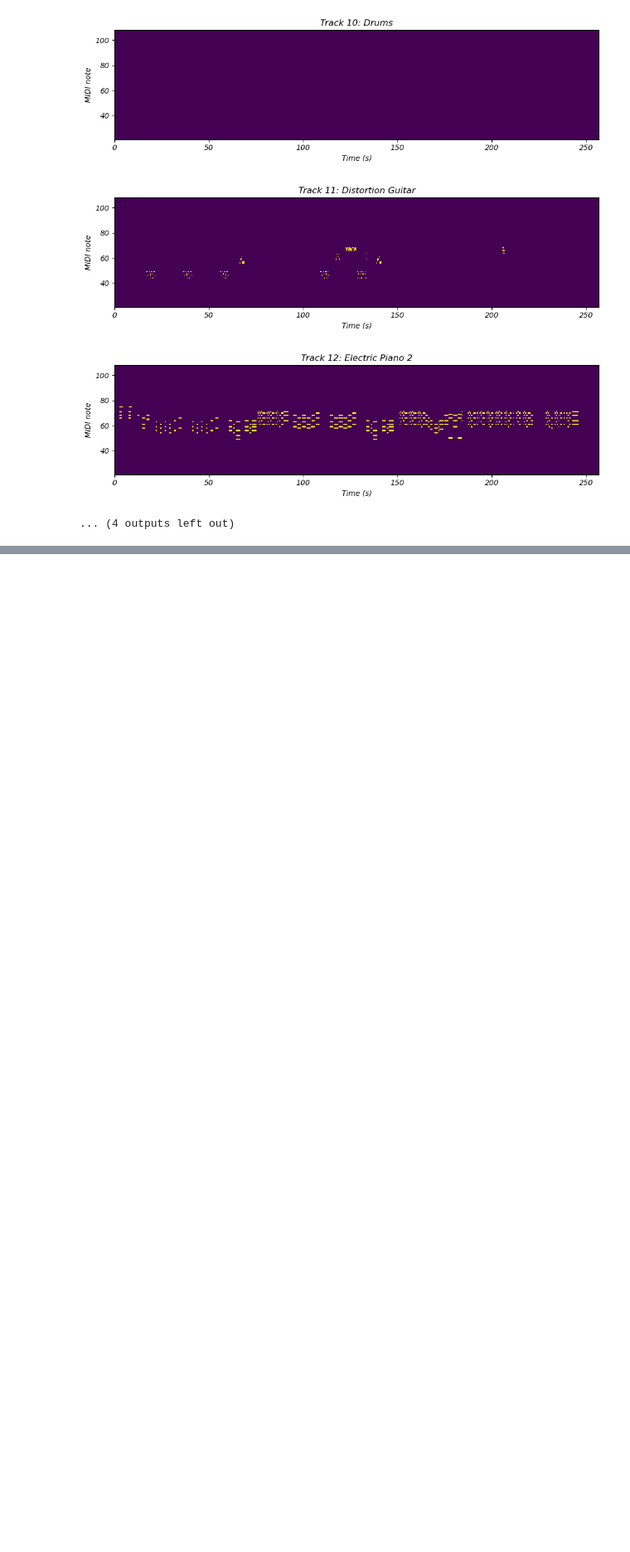
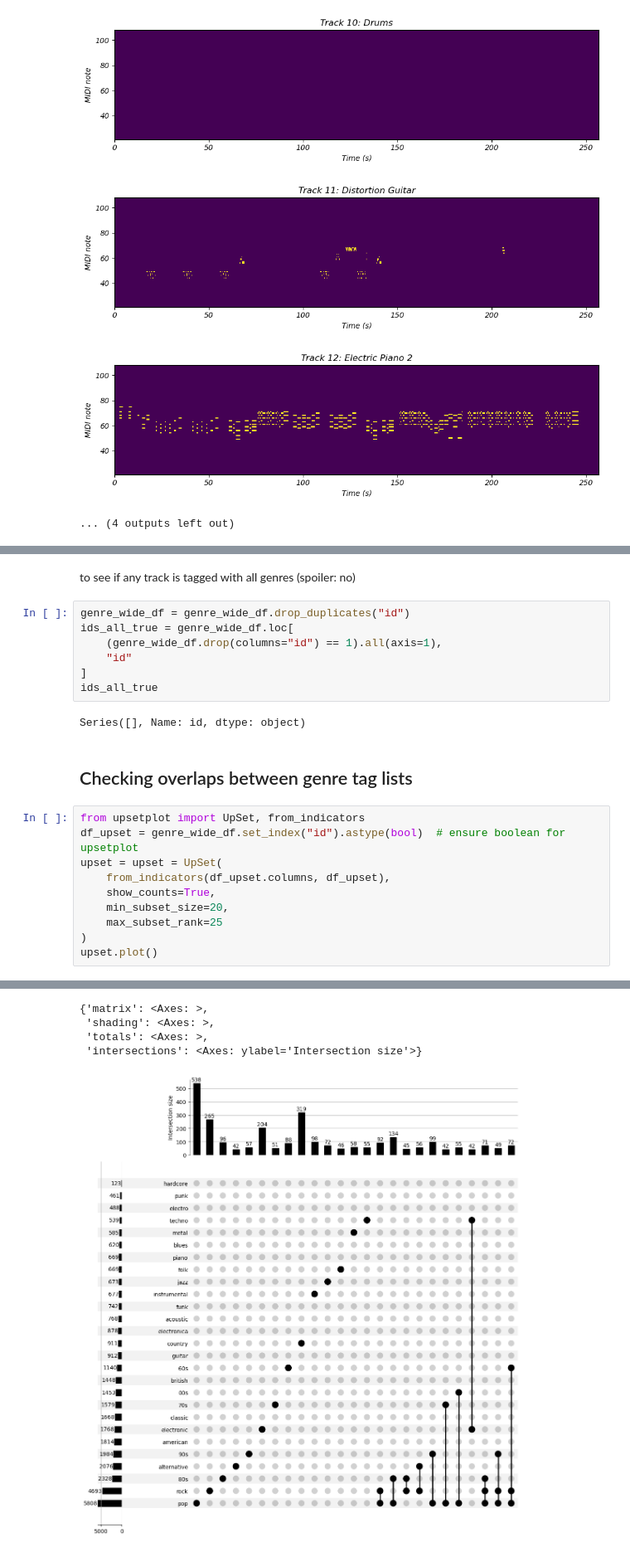
Before and after one commit to Alkhatir/duet-of-models, a Jupyter notebook: data_exploring.ipynb, the cells around one changed output, grey strips where cells are left out. Shown at 83% size. Cells and saved outputs as stored; diff of their text form; blank space fills up the shorter version.

```diff
--- a/data_exploring.ipynb
+++ b/data_exploring.ipynb
@@ -430,0 +530,24 @@ plt.show()
+# %% [markdown]
+to see if any track is tagged with all genres (spoiler: no)
+# %%
+genre_wide_df = genre_wide_df.drop_duplicates("id")
+ids_all_true = genre_wide_df.loc[
+    (genre_wide_df.drop(columns="id") == 1).all(axis=1),
+    "id"
+]
+ids_all_true
+# %% [output]
+Series([], Name: id, dtype: object)
+# %% [markdown]
+## Checking overlaps between genre tag lists
+# %%
+from upsetplot import UpSet, from_indicators
+df_upset = genre_wide_df.set_index("id").astype(bool)  # ensure boolean for upsetplot
+upset = upset = UpSet(
+    from_indicators(df_upset.columns, df_upset),
+    show_counts=True,
+    min_subset_size=20,
+    max_subset_rank=25
+)
+upset.plot()
+# %% [output]
@@ -430,0 +571,5 @@ plt.show()
+{'matrix': <Axes: >,
+ 'shading': <Axes: >,
+ 'totals': <Axes: >,
+ 'intersections': <Axes: ylabel='Intersection size'>}
+[figure, added]
```
Also changed, not shown: parts of 11 cells of this notebook, 2 other files.
